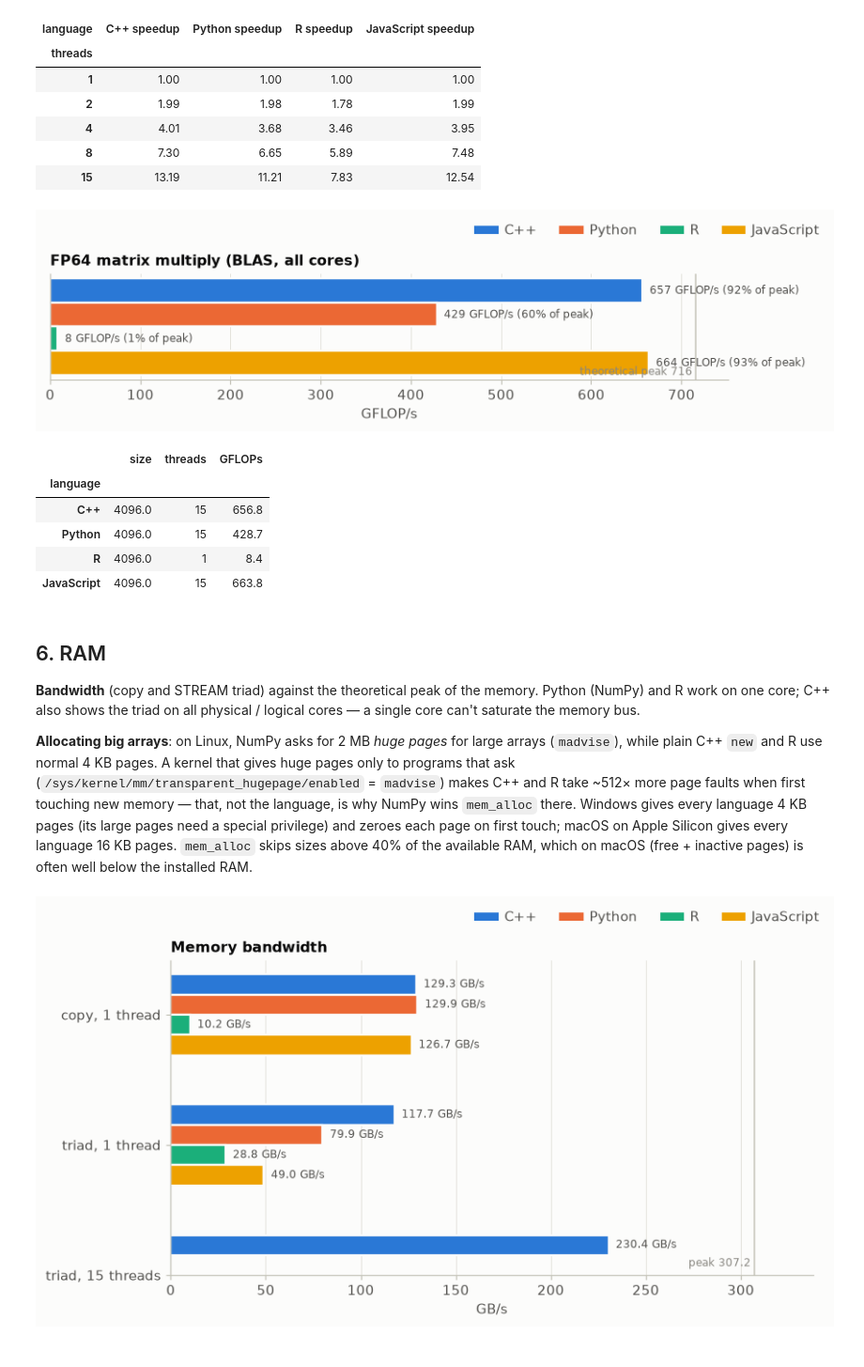
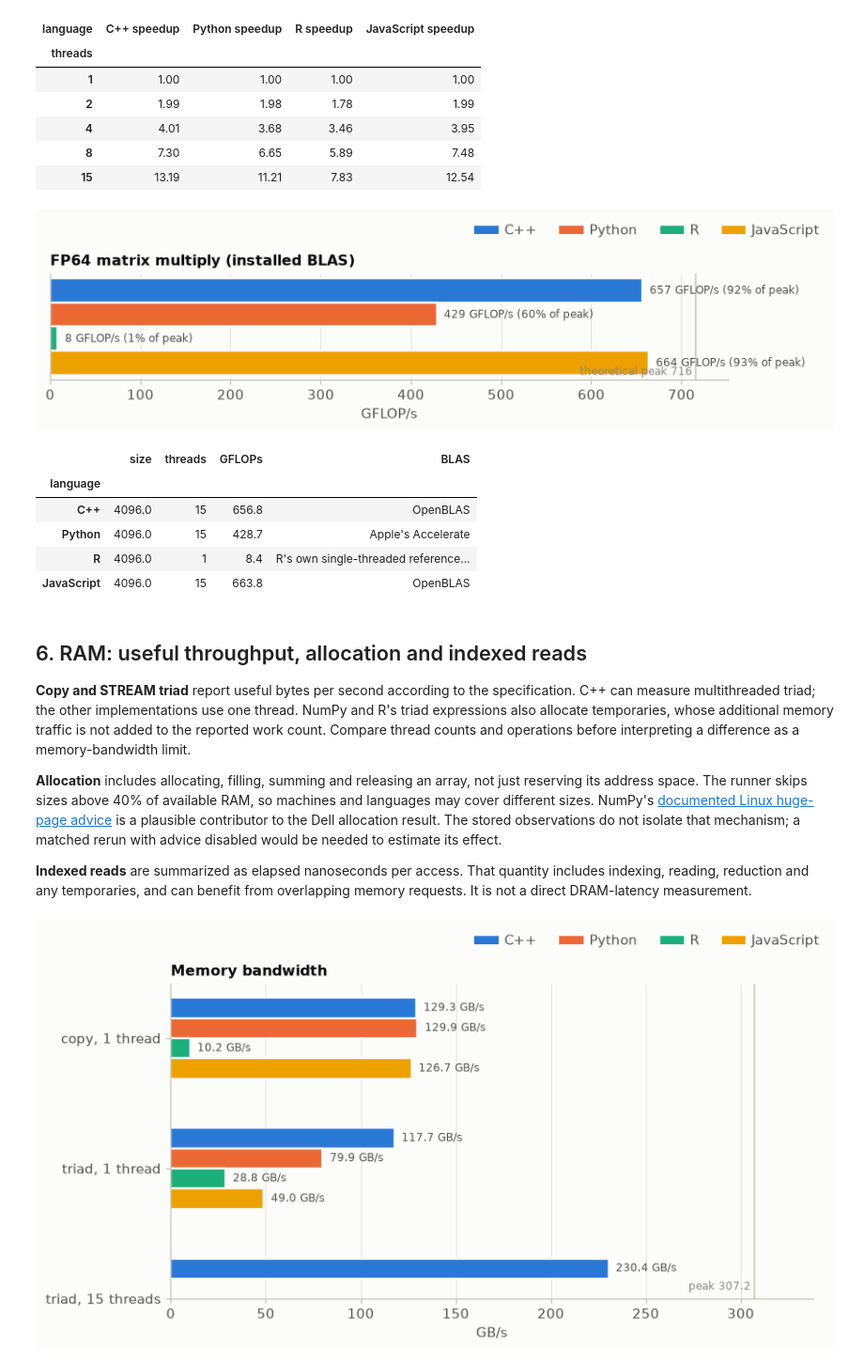
Before and after one commit to melhzy/benchmark, a Jupyter notebook: analysis.ipynb, the cells around one changed output. Shown at 94% size. Saved outputs shown, nothing was run; the diff lists cells and outputs as text; code cells hidden in the pictures.

```diff
--- a/analysis.ipynb
+++ b/analysis.ipynb
@@ -532,37 +586,43 @@ else:
 # %%
 # Matrix multiply through BLAS (all cores) against the CPU's theoretical FP64 peak
 mm = best[best.test == "matmul_blas"].set_index("language").reindex(langs)
 fig, ax = plt.subplots(figsize=(8, 2.2))
 hbar_groups(ax, ["matmul_blas"], langs, lambda g, l: mm.rate.get(l, np.nan) / 1e9,
             label_of=lambda g, l, v: f"{v:.0f} GFLOP/s" + (f" ({100 * v / PEAK['cpu_fp64_gflops']:.0f}% of peak)"
                                                            if np.isfinite(PEAK["cpu_fp64_gflops"]) else ""))
-ax.set_yticks([]); ax.set_xlabel("GFLOP/s"); ax.set_title("FP64 matrix multiply (BLAS, all cores)")
+ax.set_yticks([]); ax.set_xlabel("GFLOP/s"); ax.set_title("FP64 matrix multiply (installed BLAS)")
 if np.isfinite(PEAK["cpu_fp64_gflops"]):
     peak_line(ax, PEAK["cpu_fp64_gflops"], f"theoretical peak {PEAK['cpu_fp64_gflops']:.0f}")
     ax.set_xlim(0, max(PEAK["cpu_fp64_gflops"], np.nanmax(mm.rate.values / 1e9)) * 1.05)   # matrix units can beat it
 finish_layout(fig, langs); plt.show()
-display(mm[["size", "threads", "rate"]].assign(GFLOPs=lambda d: (d.rate / 1e9).round(1)).drop(columns="rate"))
+display(mm[["size", "threads", "rate"]].assign(
+    GFLOPs=lambda d: (d.rate / 1e9).round(1),
+    BLAS=[blas_kind(run_meta.get(l)) or run_meta.get(l, {}).get("blas", "unknown") for l in langs]
+).drop(columns="rate"))
 # %% [output]
 [figure]
-|  | size | threads | GFLOPs |
-| language |  |  |  |
-| C++ | 4096.0 | 15 | 656.8 |
-| Python | 4096.0 | 15 | 428.7 |
-| R | 4096.0 | 1 | 8.4 |
-| JavaScript | 4096.0 | 15 | 663.8 |
+|  | size | threads | GFLOPs | BLAS |
+| language |  |  |  |  |
+| C++ | 4096.0 | 15 | 656.8 | OpenBLAS |
+| Python | 4096.0 | 15 | 428.7 | Apple's Accelerate |
+| R | 4096.0 | 1 | 8.4 | R's own single-threaded reference... |
+| JavaScript | 4096.0 | 15 | 663.8 | OpenBLAS |
 # %% [markdown]
-## 6. RAM
+## 6. RAM: useful throughput, allocation and indexed reads
 
-**Bandwidth** (copy and STREAM triad) against the theoretical peak of the memory. Python (NumPy) and R work on one
-core; C++ also shows the triad on all physical / logical cores — a single core can't saturate the memory bus.
+**Copy and STREAM triad** report useful bytes per second according to the specification. C++ can measure
+multithreaded triad; the other implementations use one thread. NumPy and R's triad expressions also allocate
+temporaries, whose additional memory traffic is not added to the reported work count. Compare thread counts
+and operations before interpreting a difference as a memory-bandwidth limit.
 
-**Allocating big arrays**: on Linux, NumPy asks for 2 MB *huge pages* for large arrays (`madvise`), while plain C++
-`new` and R use normal 4 KB pages. A kernel that gives huge pages only to programs that ask
-(`/sys/kernel/mm/transparent_hugepage/enabled` = `madvise`) makes C++ and R take ~512× more page faults
-when first touching new memory — that, not the language, is why NumPy wins `mem_alloc` there. Windows gives every
-language 4 KB pages (its large pages need a special privilege) and zeroes each page on first touch; macOS on Apple
-Silicon gives every language 16 KB pages. `mem_alloc` skips sizes above 40% of the available RAM, which on macOS
-(free + inactive pages) is often well below the installed RAM.
+**Allocation** includes allocating, filling, summing and releasing an array, not just reserving its address space.
+The runner skips sizes above 40% of available RAM, so machines and languages may cover different sizes.
+NumPy's [documented Linux huge-page advice](https://numpy.org/doc/stable/reference/global_state.html#madvise-hugepage-on-linux)
+is a plausible contributor to the Dell allocation result. The stored observations do not isolate that mechanism;
+a matched rerun with advice disabled would be needed to estimate its effect.
+
+**Indexed reads** are summarized as elapsed nanoseconds per access. That quantity includes indexing, reading,
+reduction and any temporaries, and can benefit from overlapping memory requests. It is not a direct DRAM-latency measurement.
 # %%
 bw_groups = []
 for t in ["mem_copy", "mem_triad"]:
```
Also changed, not shown: parts of 19 cells of this notebook, 4 other files.
